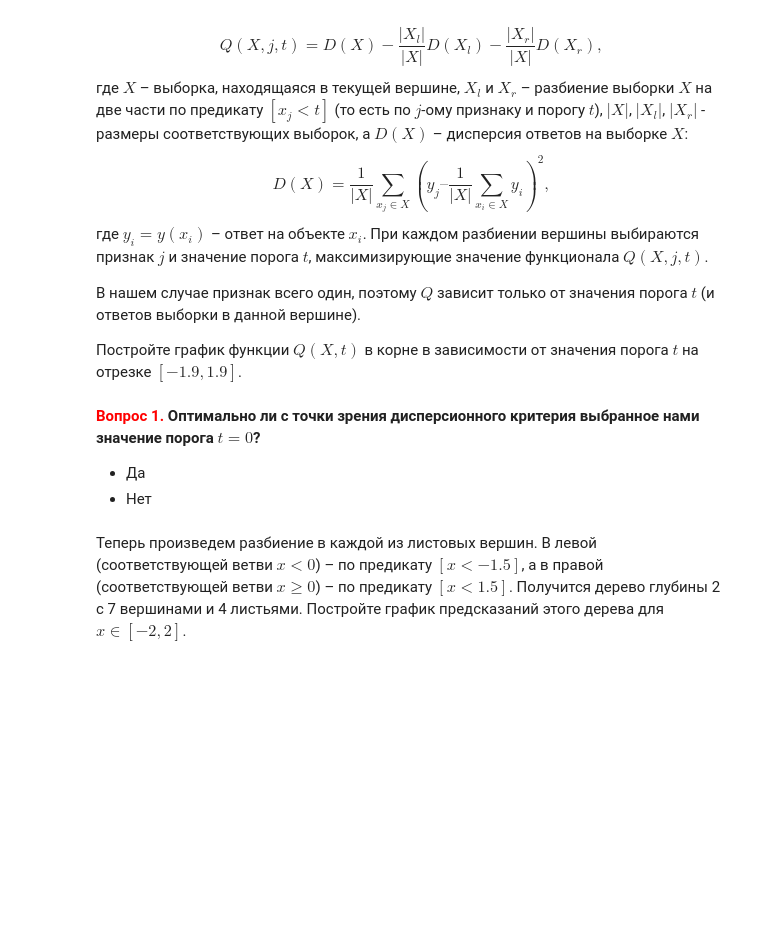
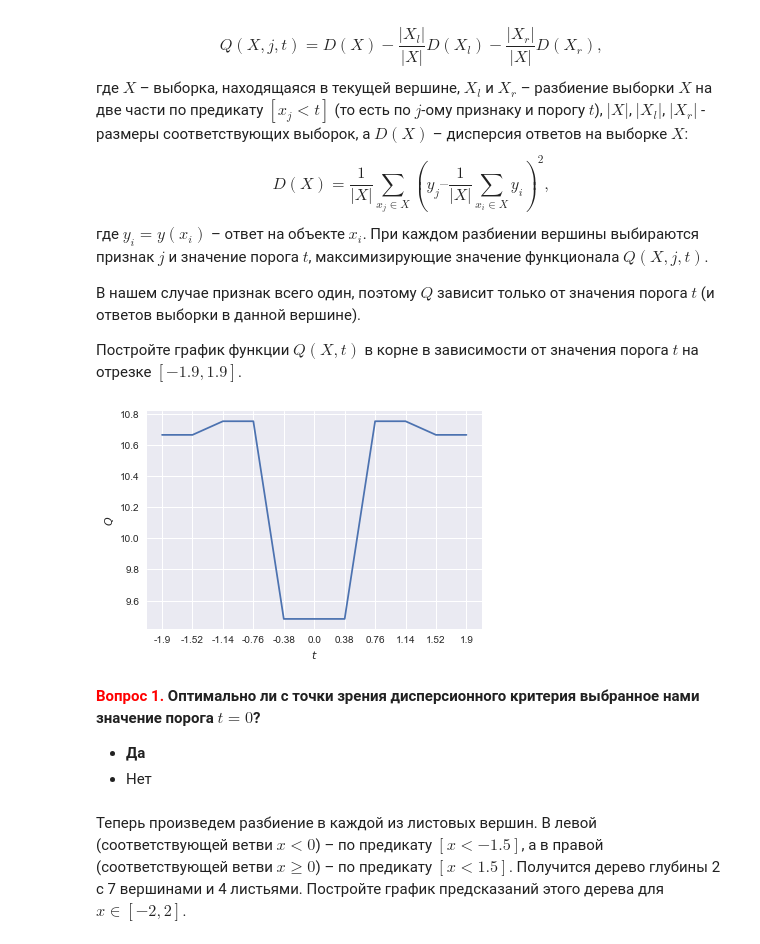
Before and after one commit to konstgazha/usml, a Jupyter notebook: week03/hw3_session3_decision_trees.ipynb, the cells around one changed output. Saved outputs shown, nothing was run; the diff lists cells and outputs as text; code cells hidden in the pictures; blank space fills up the shorter version.

```diff
--- a/week03/hw3_session3_decision_trees.ipynb
+++ b/week03/hw3_session3_decision_trees.ipynb
@@ -59,6 +66,26 @@ def regression_var_criterion(X, y, t):
+# %%
+def compute_dispersion(X, y):
+    return (1 / len(X))\
+            * sum([(y[j] - (1 / len(X)) * sum([y[i] for i in range(len(X))]))**2\
+                   for j in range(len(X))])
+
+def regression_var_criterion(X, y, t):
+    if (X[X < t].size != 0) & (X[X >= t].size != 0):
+        return compute_dispersion(X, y)\
+               - (len(X[X < t]) / len(X)) * compute_dispersion(X[X < t], y)\
+               - (len(X[X >= t]) / len(X)) * compute_dispersion(X[X >= t], y)
+# %%
+t = np.linspace(-1.9, 1.9, 11)
+Q = [regression_var_criterion(X, y, i) for i in t]
+plt.xticks(np.arange(len(t)), [round(val, 2) for val in t])
+plt.xlabel(r'$t$')
+plt.ylabel(r'$Q$')
+plt.plot(Q);
+# %% [output]
+[figure, added]
 # %% [markdown]
 **<font color='red'>Вопрос 1.</font> Оптимально ли с точки зрения дисперсионного критерия выбранное нами значение порога $t = 0$?**
-- Да
+- **Да**
 - Нет
 # %% [markdown]
 Теперь произведем разбиение в каждой из листовых вершин. В левой (соответствующей ветви $x < 0$) – по предикату $[x < -1.5]$, а в правой (соответствующей ветви $x \geqslant 0$) – по предикату $[x < 1.5]$. Получится дерево глубины 2 с 7 вершинами и 4 листьями. Постройте график предсказаний этого дерева для $x \in [-2, 2]$.
```
Also changed, not shown: parts of 12 cells of this notebook.
